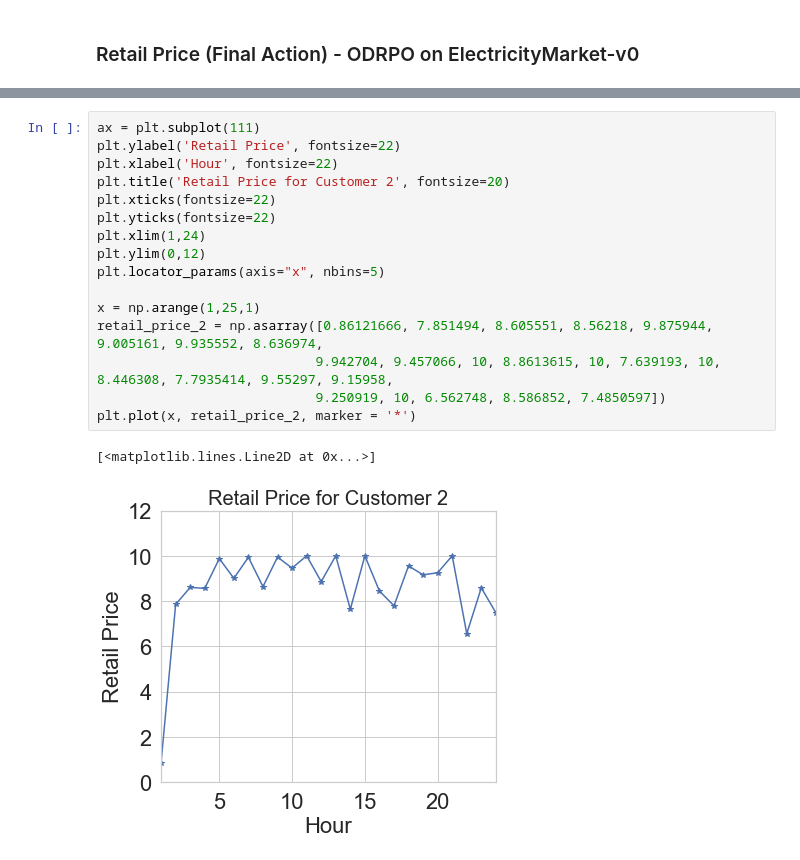
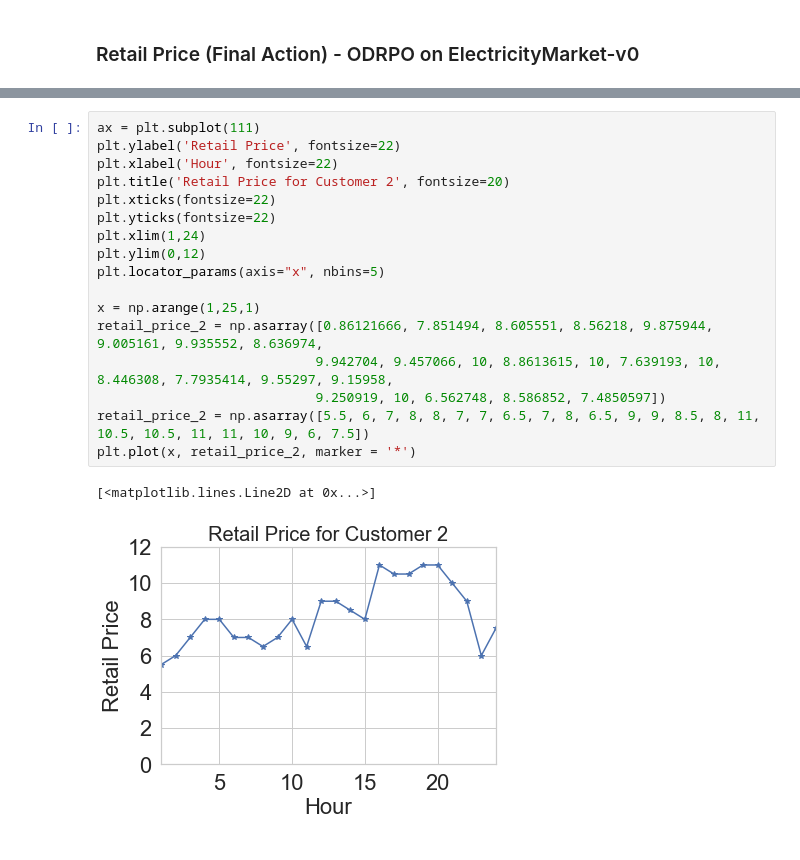
Before and after one commit to kadysongbb/efficient-wpo, a Jupyter notebook: discrete_control/view_setup_and_retail_price_EM.ipynb, the cells around one changed output, grey strips where cells are left out. Drawn from its saved outputs; the diff is of its cells as text.

```diff
--- a/discrete_control/view_setup_and_retail_price_EM.ipynb
+++ b/discrete_control/view_setup_and_retail_price_EM.ipynb
@@ -173,19 +263,20 @@ plt.plot(x, retail_price_1, marker = '*')
 # %%
 ax = plt.subplot(111)
 plt.ylabel('Retail Price', fontsize=22)
 plt.xlabel('Hour', fontsize=22)
 plt.title('Retail Price for Customer 2', fontsize=20)
 plt.xticks(fontsize=22)
 plt.yticks(fontsize=22)
 plt.xlim(1,24)
 plt.ylim(0,12)
 plt.locator_params(axis="x", nbins=5)
 
 x = np.arange(1,25,1)
 retail_price_2 = np.asarray([0.86121666, 7.851494, 8.605551, 8.56218, 9.875944, 9.005161, 9.935552, 8.636974,
                             9.942704, 9.457066, 10, 8.8613615, 10, 7.639193, 10, 8.446308, 7.7935414, 9.55297, 9.15958,
                             9.250919, 10, 6.562748, 8.586852, 7.4850597])
+retail_price_2 = np.asarray([5.5, 6, 7, 8, 8, 7, 7, 6.5, 7, 8, 6.5, 9, 9, 8.5, 8, 11, 10.5, 10.5, 11, 11, 10, 9, 6, 7.5])
 plt.plot(x, retail_price_2, marker = '*')
 # %% [output]
 [<matplotlib.lines.Line2D at 0x...>]
-[figure, old version]
+[figure, new version]
```
Also changed, not shown: parts of 9 cells of this notebook, 11 other files.
